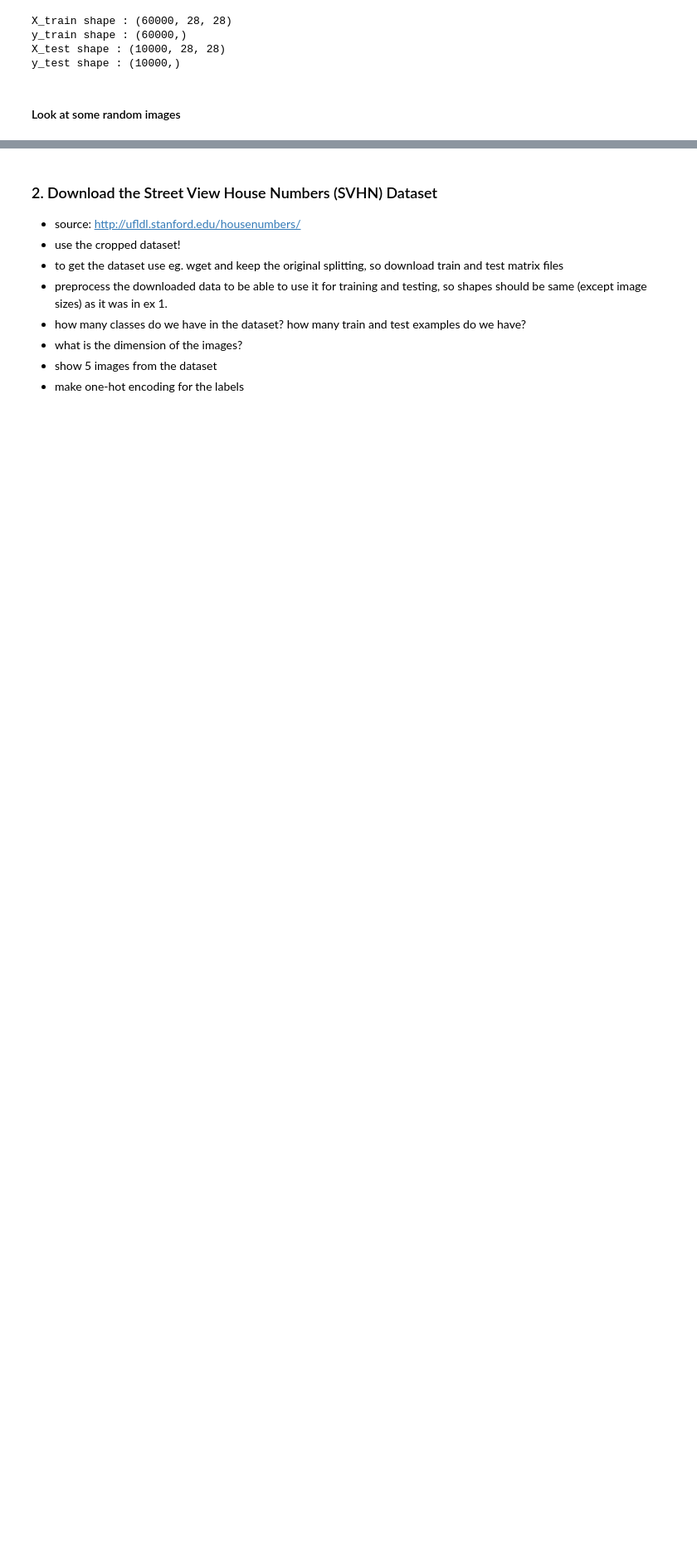
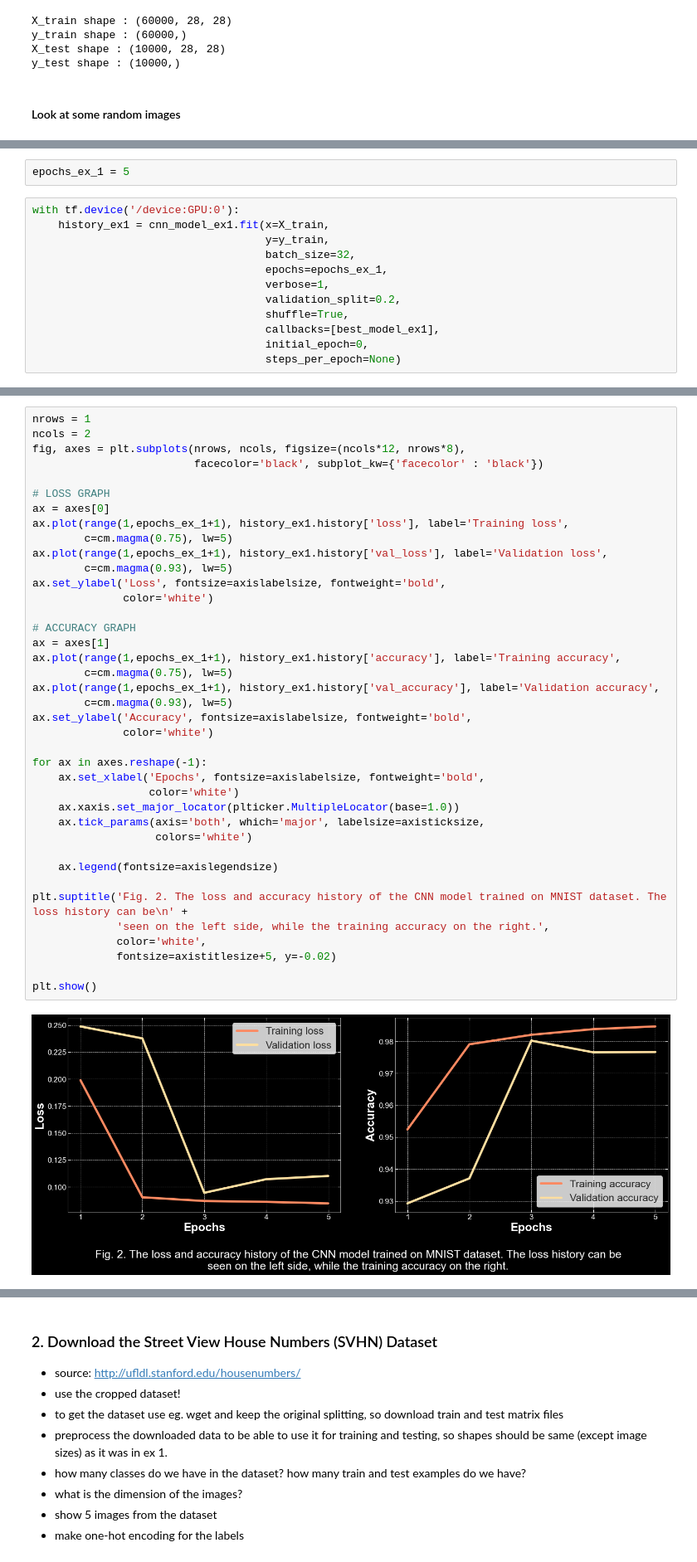
Before and after one commit to masterdesky/ELTE-data-mining-2020, a Jupyter notebook: Homeworks/Week 10/10_cnn_hw.ipynb, the cells around one changed output, grey strips where cells are left out. Shown at 83% size. Cells and saved outputs as stored; diff of their text form; blank space fills up the shorter version.

```diff
--- a/Homeworks/Week 10/10_cnn_hw.ipynb
+++ b/Homeworks/Week 10/10_cnn_hw.ipynb
@@ -298,0 +358,14 @@ with tf.device('/gpu:' + used_gpu):
+# %%
+epochs_ex_1 = 5
+# %%
+with tf.device('/device:GPU:0'):
+    history_ex1 = cnn_model_ex1.fit(x=X_train,
+                                    y=y_train,
+                                    batch_size=32,
+                                    epochs=epochs_ex_1,
+                                    verbose=1,
+                                    validation_split=0.2,
+                                    shuffle=True,
+                                    callbacks=[best_model_ex1],
+                                    initial_epoch=0,
+                                    steps_per_epoch=None)
@@ -298,0 +391,41 @@ with tf.device('/gpu:' + used_gpu):
+# %%
+nrows = 1
+ncols = 2
+fig, axes = plt.subplots(nrows, ncols, figsize=(ncols*12, nrows*8),
+                         facecolor='black', subplot_kw={'facecolor' : 'black'})
+
+# LOSS GRAPH
+ax = axes[0]
+ax.plot(range(1,epochs_ex_1+1), history_ex1.history['loss'], label='Training loss',
+        c=cm.magma(0.75), lw=5)
+ax.plot(range(1,epochs_ex_1+1), history_ex1.history['val_loss'], label='Validation loss',
+        c=cm.magma(0.93), lw=5)
+ax.set_ylabel('Loss', fontsize=axislabelsize, fontweight='bold',
+              color='white')
+
+# ACCURACY GRAPH
+ax = axes[1]
+ax.plot(range(1,epochs_ex_1+1), history_ex1.history['accuracy'], label='Training accuracy',
+        c=cm.magma(0.75), lw=5)
+ax.plot(range(1,epochs_ex_1+1), history_ex1.history['val_accuracy'], label='Validation accuracy',
+        c=cm.magma(0.93), lw=5)
+ax.set_ylabel('Accuracy', fontsize=axislabelsize, fontweight='bold',
+              color='white')
+
+for ax in axes.reshape(-1):
+    ax.set_xlabel('Epochs', fontsize=axislabelsize, fontweight='bold',
+                  color='white')
+    ax.xaxis.set_major_locator(plticker.MultipleLocator(base=1.0))
+    ax.tick_params(axis='both', which='major', labelsize=axisticksize,
+                   colors='white')
+
+    ax.legend(fontsize=axislegendsize)
+
+plt.suptitle('Fig. 2. The loss and accuracy history of the CNN model trained on MNIST dataset. The loss history can be\n' +
+             'seen on the left side, while the training accuracy on the right.',
+             color='white',
+             fontsize=axistitlesize+5, y=-0.02)
+
+plt.show()
+# %% [output]
+[figure, added]
```
Also changed, not shown: parts of 47 cells of this notebook, 6 other files.
